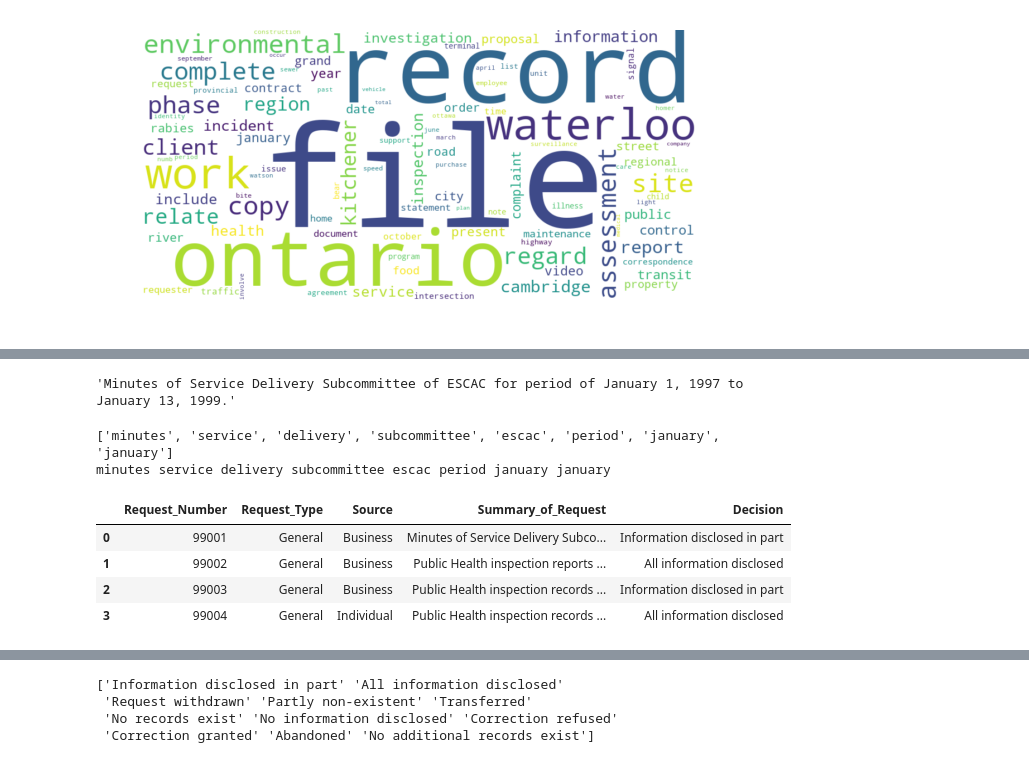
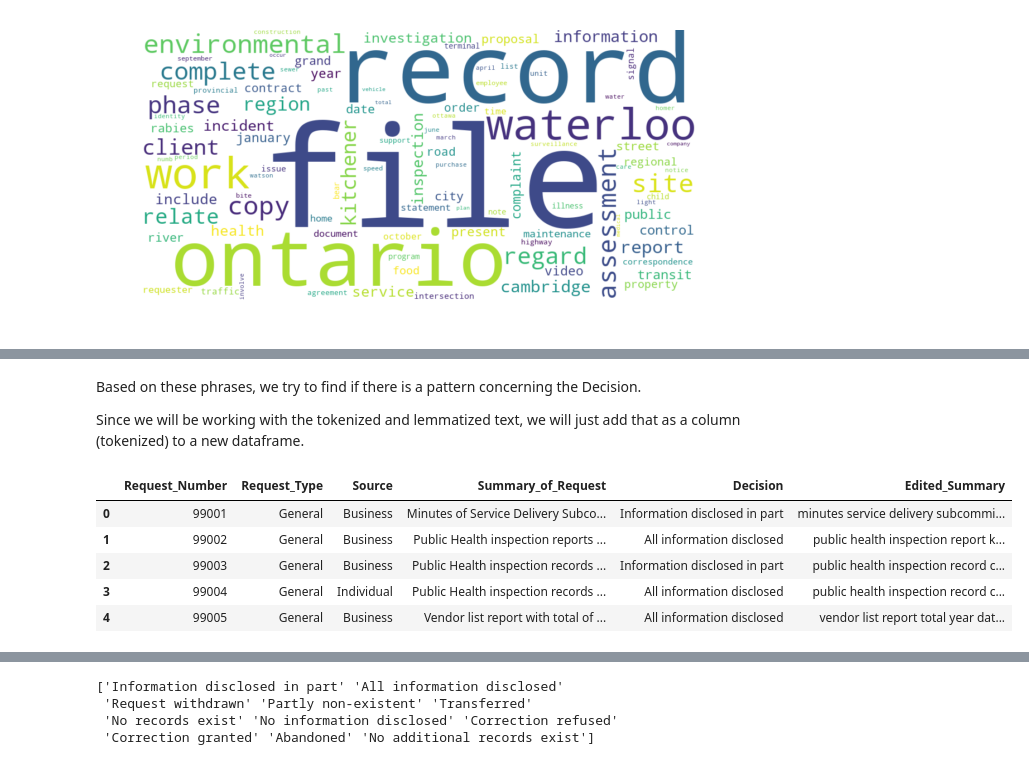
Before and after one commit to brodriguezmilla/foir, a Jupyter notebook: foir-short-explained.ipynb, the cells around one changed output, grey strips where cells are left out. Saved outputs shown, nothing was run; the diff lists cells and outputs as text; code cells hidden in the pictures.

Commit message:
Adding text to file, work in progress

```diff
--- a/foir-short-explained.ipynb
+++ b/foir-short-explained.ipynb
@@ -1211,16 +1168,20 @@ adf.head(3)
+# %% [markdown]
+Based on these phrases, we try to find if there is a pattern concerning the Decision.
+
+Since we will be working with the tokenized and lemmatized text, we will just add that as a column (tokenized) to a new dataframe.
 # %%
 tokenized_adf = adf.copy()
-# %%
-tokenized_adf['Summary_of_Request'][0]
-# %% [output]
-'Minutes of Service Delivery Subcommittee of ESCAC for period of January 1, 1997 to January 13, 1999.'
 # %%
-test = tokenized_adf['Summary_of_Request'][0]
-token_test = prepare_text_for_lda(test)
-print(token_test)
-re_test = "".join([" "+i if not i.startswith("'") and i not in string.punctuation
-                   else i for i in token_test]).strip()
-print(re_test)
+new_col = []
+for index in range(0, len(tokenized_adf)):
+    current_line = tokenized_adf['Summary_of_Request'][index]
+    for stop in new_stop_words:
+        if stop in current_line:
+            current_line = current_line.replace(stop, '')
+    line_tokens = prepare_text_for_lda(current_line)
+
+    rejoined_text =  "".join([" " + i if not i.startswith("'") and i not in string.punctuation
+                              else i for i in line_tokens]).strip()
+    new_col.append(rejoined_text)
+
+tokenized_adf['Edited_Summary'] = new_col
-# %% [output]
-['minutes', 'service', 'delivery', 'subcommittee', 'escac', 'period', 'january', 'january']
-minutes service delivery subcommittee escac period january january
@@ -1239,8 +1188,9 @@ for index in range(0, len(tokenized_adf)):
 # %%
-tokenized_adf.head(4)
+tokenized_adf.head(5)
 # %% [output]
-|  | Request_Number | Request_Type | Source | Summary_of_Request | Decision |
-| 0 | 99001 | General | Business | Minutes of Service Delivery Subco... | Information disclosed in part |
-| 1 | 99002 | General | Business | Public Health inspection reports ... | All information disclosed |
-| 2 | 99003 | General | Business | Public Health inspection records ... | Information disclosed in part |
-| 3 | 99004 | General | Individual | Public Health inspection records ... | All information disclosed |
+|  | Request_Number | Request_Type | Source | Summary_of_Request | Decision | Edited_Summary |
+| 0 | 99001 | General | Business | Minutes of Service Delivery Subco... | Information disclosed in part | minutes service delivery subcommi... |
+| 1 | 99002 | General | Business | Public Health inspection reports ... | All information disclosed | public health inspection report k... |
+| 2 | 99003 | General | Business | Public Health inspection records ... | Information disclosed in part | public health inspection record c... |
+| 3 | 99004 | General | Individual | Public Health inspection records ... | All information disclosed | public health inspection record c... |
+| 4 | 99005 | General | Business | Vendor list report with total of ... | All information disclosed | vendor list report total year dat... |
```
Also changed, not shown: parts of 13 cells of this notebook.
